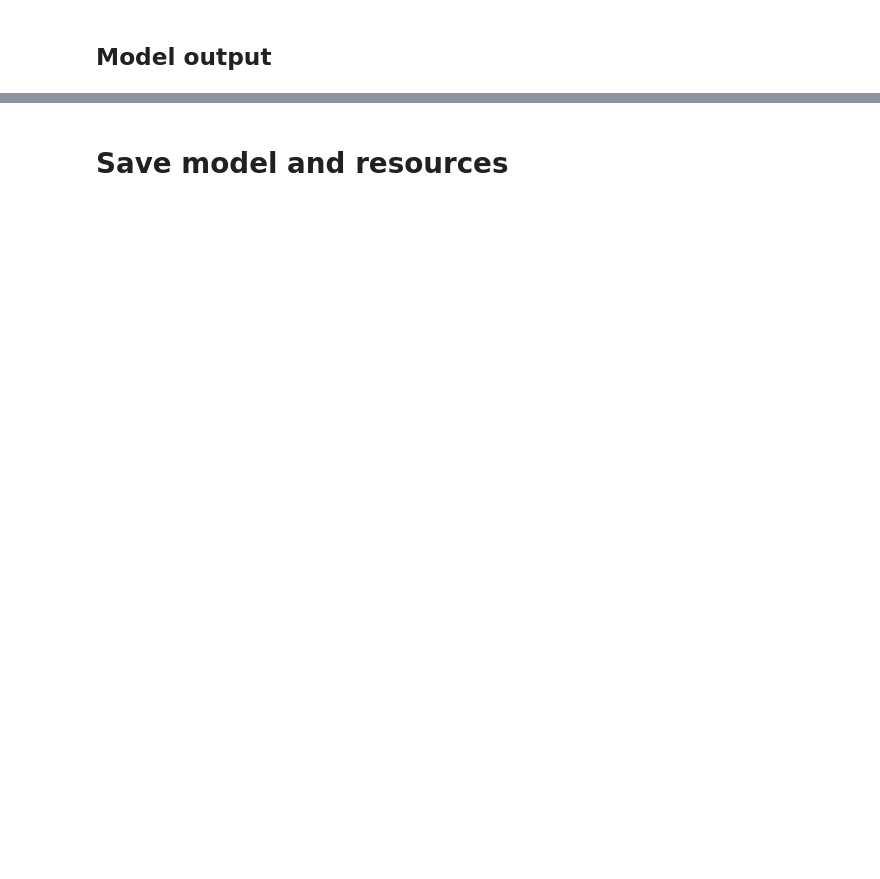
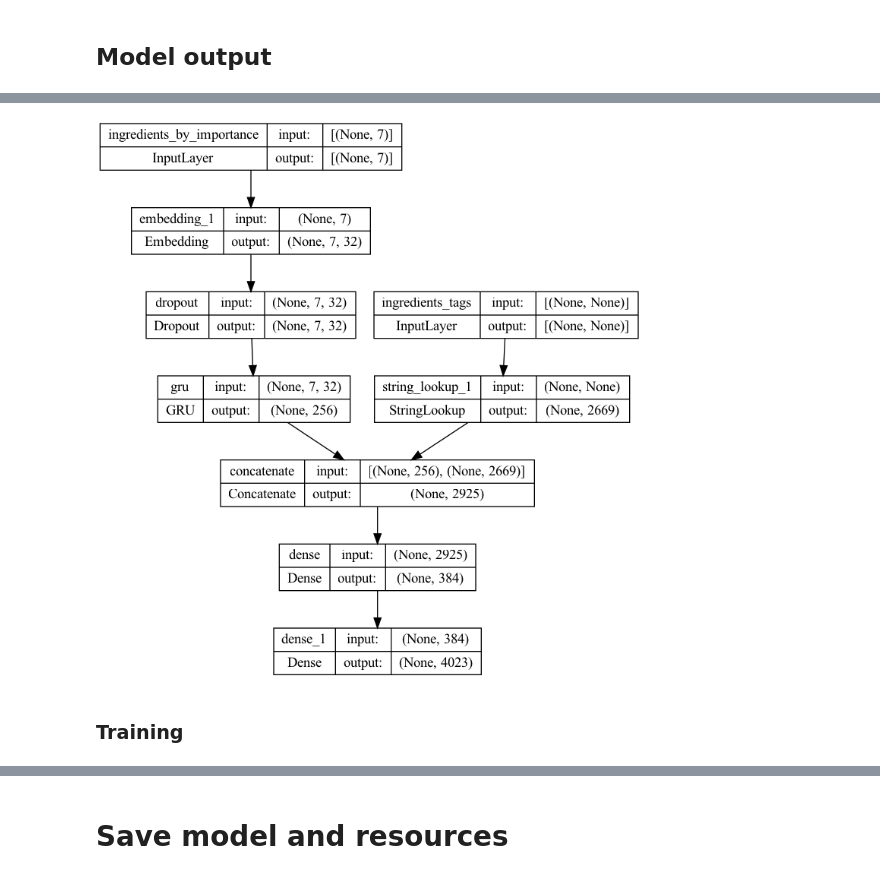
Before and after one commit to openfoodfacts/off-category-classification, a Jupyter notebook: experiments/Train.ipynb, the cells around one changed output, grey strips where cells are left out. Drawn from its saved outputs; the diff is of its cells as text; code cells hidden in the pictures; blank space fills up the shorter version.

Commit message:
modular model with playground

```diff
--- a/experiments/Train.ipynb
+++ b/experiments/Train.ipynb
@@ -135,7 +173,8 @@ ingredients_input = tf.keras.Input(shape=(None,), dtype=tf.string, name=feature_
 ingredients_vocab = get_vocabulary(
     flat_batch(select_feature(ds, feature_name), batch_size=PREPROC_BATCH_SIZE),
     min_freq = 3,
-    max_tokens = 5_000)
+    max_tokens = 5_000,
+    list_restriction = all_ingredients_from_taxonomy )
 
 ingredients_graph = layers.StringLookup(
     vocabulary = ingredients_vocab,
@@ -158,7 +243,10 @@ labels = 'categories_tags'
 
 categories_vocab = get_vocabulary(
     flat_batch(select_feature(ds, labels), batch_size=PREPROC_BATCH_SIZE),
-    min_freq = 10)
+    min_freq = 10,
+    list_restriction = all_cats_from_taxonomy
+    )
+
 
 # StringLookup(output_mode='multi_hot') mode requires num_oov_indices >= 1.
 # We don't want OOVs in the categories_tags output layer, since it wouldn't make
@@ -336,0 +284,7 @@ plot_training_stat(stats, 'binary_accuracy', ax2)
+# %%
+METRICS = [
+      tf.keras.metrics.BinaryAccuracy(name='accuracy'),
+      #tfa.metrics.F1Score(num_classes= len(categories_vocab), average= 'macro', threshold=0.5),
+      tf.keras.metrics.Precision(name='precision'),
+      tf.keras.metrics.Recall(name='recall')
+]
@@ -336,0 +293,26 @@ plot_training_stat(stats, 'binary_accuracy', ax2)
+# %%
+input_dim = len(ingredients_encoder.get_vocabulary())
+
+x = layers.Embedding(
+    input_dim = input_dim,
+    output_dim = 32,
+    mask_zero = True)(inputs['ingredients_by_importance'])
+
+x = layers.Dropout(0.2)(x)
+x_gru = layers.GRU(256)(x)
+x = layers.Concatenate()([x_gru, input_graphs['ingredients_tags']])
+
+x = layers.Dense(384, activation='relu')(x)
+output = layers.Dense(len(categories_vocab), activation='sigmoid')(x)
+
+ingredients_model = tf.keras.Model(
+    inputs=[inputs[k] for k in inputs if k!= "product_name"],
+    outputs=[output])
+
+ingredients_model.compile(
+    optimizer = tf.keras.optimizers.Adam(learning_rate=0.01),
+    loss = tf.keras.losses.BinaryCrossentropy(),
+    metrics = METRICS
+)
+
+print(input_dim)
@@ -336,0 +341,6 @@ plot_training_stat(stats, 'binary_accuracy', ax2)
+# %%
+plot_model(ingredients_model, show_shapes=True, show_layer_names=True)
+# %% [output]
+[figure, added]
+# %% [markdown]
+### Training
```
Also changed, not shown: parts of 53 cells of this notebook, 3 other files.
